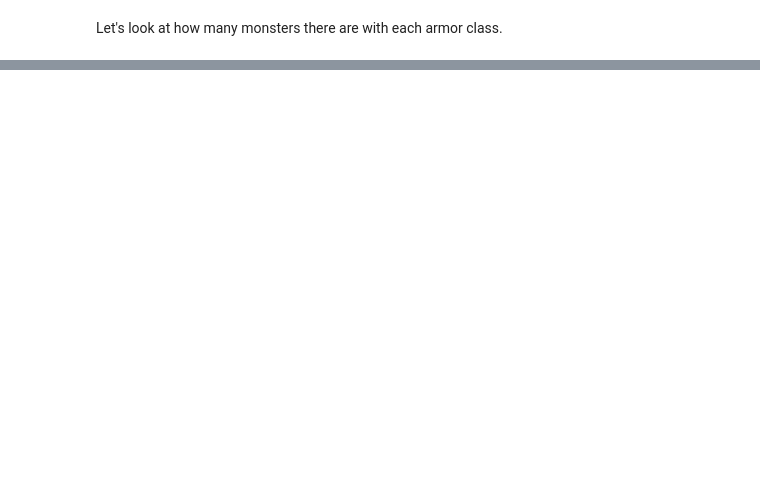
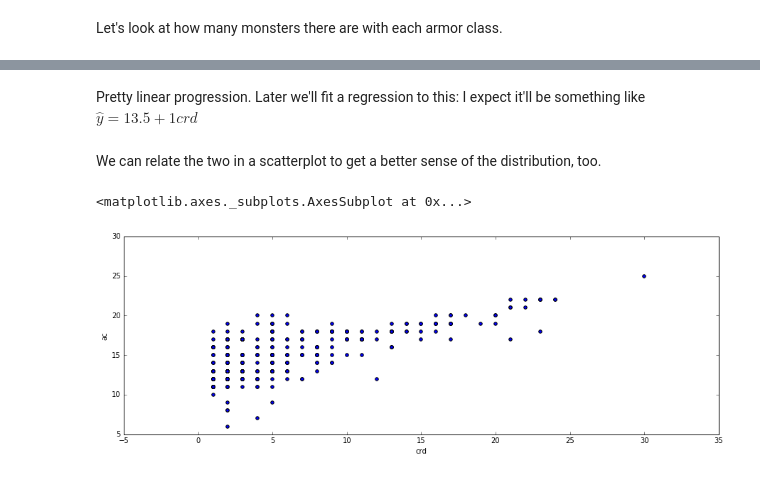
Before and after one commit to dails08/cobra-eligible, a Jupyter notebook: Dungeons and Data.ipynb, the cells around one changed output, grey strips where cells are left out. Drawn from its saved outputs; the diff is of its cells as text; code cells hidden in the pictures; blank space fills up the shorter version.

Commit message:
Progress, rearranged cells

```diff
--- a/Dungeons and Data.ipynb
+++ b/Dungeons and Data.ipynb
@@ -129,0 +123,9 @@ monsterStats[['crd','ac']].groupby(['crd']).mean().plot(rot=0)
+# %% [markdown]
+Pretty linear progression.  Later we'll fit a regression to this: I expect it'll be something like $ \hat{y} = 13.5 + 1crd$
+# %% [markdown]
+We can relate the two in a scatterplot to get a better sense of the distribution, too.
+# %%
+monsterStats.plot(kind="scatter", x='crd',y='ac', figsize=[15,5])
+# %% [output]
+<matplotlib.axes._subplots.AxesSubplot at 0x...>
+[figure, added]
```
Also changed, not shown: parts of 22 cells of this notebook.
